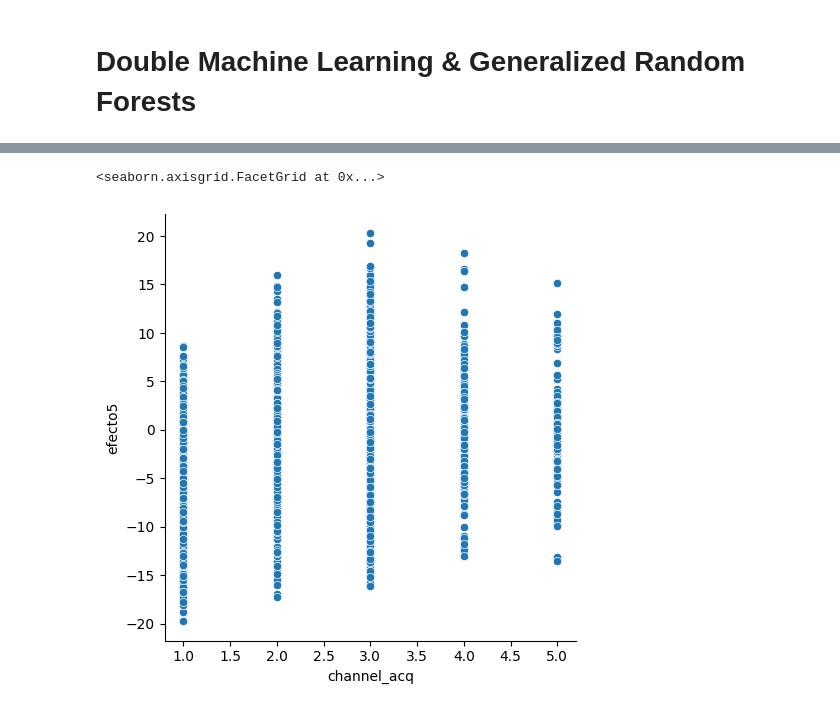
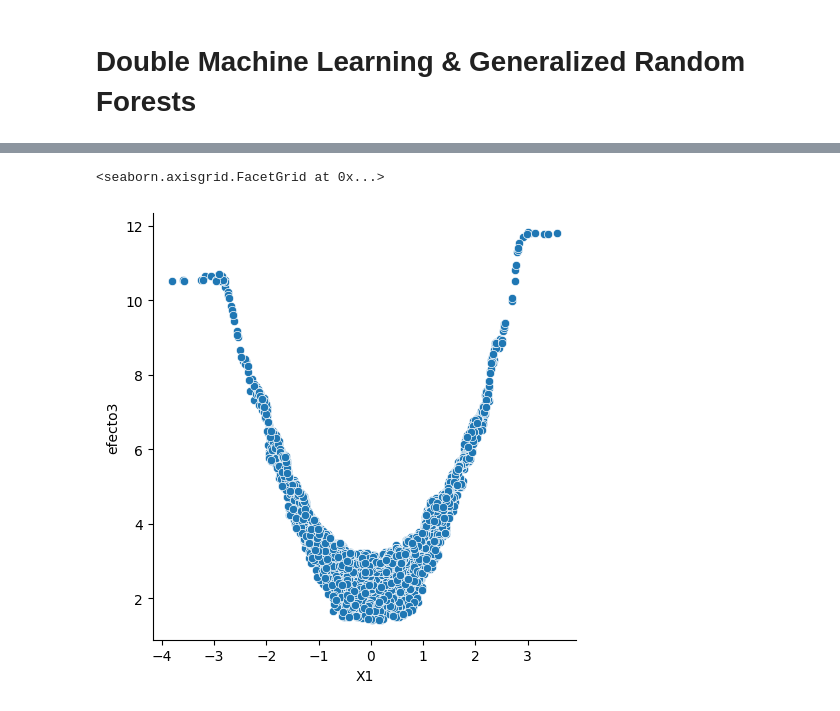
Before and after one commit to hsalva2/XEMA, a Jupyter notebook: Examen_final.ipynb, the cells around one changed output, grey strips where cells are left out. Cells and saved outputs as stored; diff of their text form; code cells hidden in the pictures.

```diff
--- a/Examen_final.ipynb
+++ b/Examen_final.ipynb
@@ -16,6 +16,6 @@ from econml.dml import LinearDML, SparseLinearDML, CausalForestDML, NonParamDML
 from econml.grf import CausalForest
 # %%
 # Load the experiment dataset
-datos = pd.read_csv('https://raw.githubusercontent.com/hsalva2/XEMA/main/rotacion2.csv')
-nuevos = pd.read_csv('https://raw.githubusercontent.com/hsalva2/XEMA/main/rotacion3.csv')
+datos = pd.read_csv('https://raw.githubusercontent.com/carlosquintanillaa/automl/refs/heads/main/hojas/estdf1.csv')
+nuevos = pd.read_csv('https://raw.githubusercontent.com/carlosquintanillaa/automl/refs/heads/main/hojas/estdf3.csv')
 # %%
@@ -25,12 +39,12 @@ rotacion3.head()
 # %%
 # Definicion de variables para datos de los que aprenderemos los modelos
-y = datos['revenue_after']
-T = datos['test_coupon']
-X = datos.drop(['id','revenue_after','test_coupon','trans_after'],axis=1)
+y = datos['Y']
+T = datos['T']
+X = datos.drop(['id','Y','T'],axis=1)
 X = pd.get_dummies(X,drop_first=True)
 # %%
 # Definir roles para datos nuevos
-X2 = nuevos.drop(['id'],axis=1)
+X2 = nuevos.drop(['id','Y0','Y1'],axis=1)
 X2 = pd.get_dummies(X2,drop_first=True)
 # %%
 # Modelos para g(X,W) y m(X,W)
@@ -153,7 +161,7 @@ decisiones.to_excel("decisiones.xlsx", index=True)
 # %%
 # Cuales son los efectos heterogeneos de acuerdo a los distintos modelos?
 # Prueben efecto1, efecto2, efecto3, efecto4. Cual aproxima mejor la verdadera funcion CATE = -2.5 + 5*Abs(X4)
-sns.relplot(x=nuevos['channel_acq'],y=efectos['efecto5'])
+sns.relplot(x=nuevos['X1'],y=efectos['efecto3'])
 # %% [output]
 <seaborn.axisgrid.FacetGrid at 0x...>
-[figure, old version]
+[figure, new version]
```
Also changed, not shown: parts of 11 cells of this notebook.
